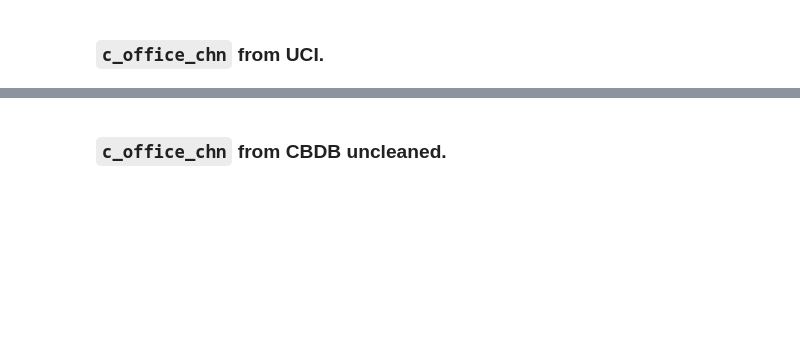
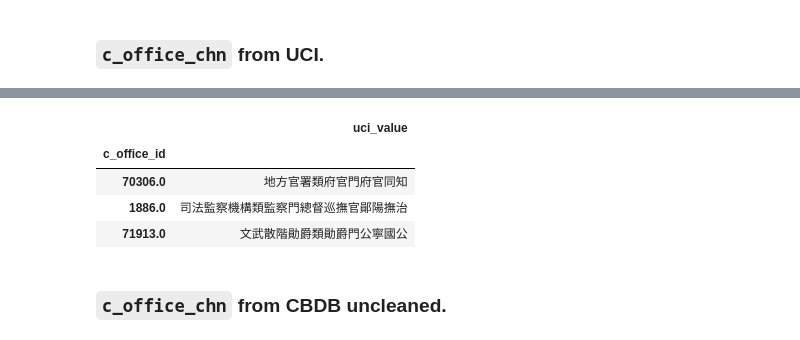
Before and after one commit to cbdb-project/CBDB_Laxmi, a Jupyter notebook: ming_office_title/script/office_title_coding.ipynb, the cells around one changed output, grey strips where cells are left out. Cells and saved outputs as stored; diff of their text form; code cells hidden in the pictures; blank space fills up the shorter version.

```diff
--- a/ming_office_title/script/office_title_coding.ipynb
+++ b/ming_office_title/script/office_title_coding.ipynb
@@ -36,3 +64,13 @@ df_uci_office_ming.sample(3)
+# %%
+df_uci_office_ming.drop(df_uci_office_ming[df_uci_office_ming['c_office_id'].duplicated()].index, inplace=True)
+df_uci_office_ming.set_index('c_office_id', inplace=True)
+df_uci_office_ming.sample(3)
+# %% [output]
+|  | uci_value |
+| c_office_id |  |
+| 70306.0 | 地方官署類府官門府官同知 |
+| 1886.0 | 司法監察機構類監察門總督巡撫官鄖陽撫治 |
+| 71913.0 | 文武散階勛爵類勛爵門公寧國公 |
 # %% [markdown]
 ### `c_office_chn` from CBDB uncleaned.
 # %%
```
Also changed, not shown: parts of 9 cells of this notebook, 1 other file.
